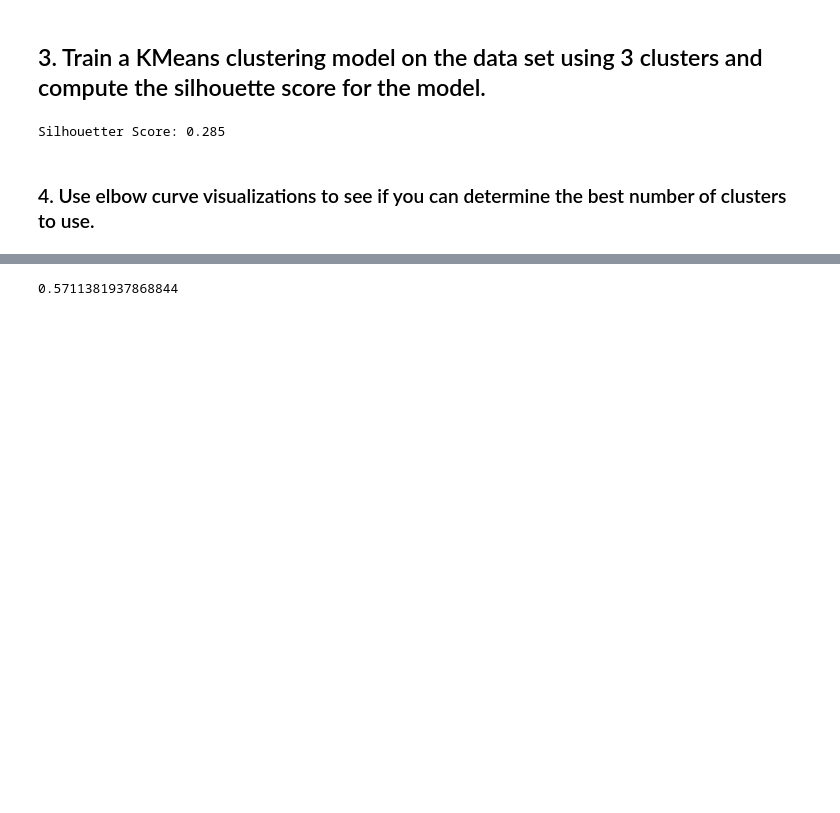
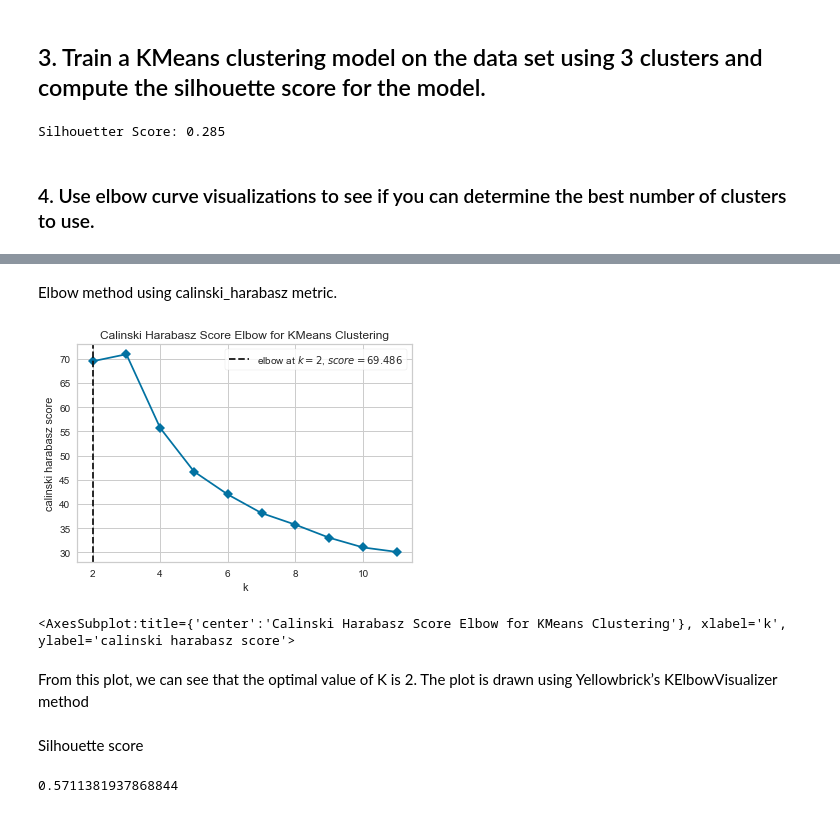
Before and after one commit to Ironhack-Data-Madrid-Febrero-2021/lab-unsupervised-learning-evaluation, a Jupyter notebook: your-code/main.ipynb, the cells around one changed output, grey strips where cells are left out. Saved outputs shown, nothing was run; the diff lists cells and outputs as text; code cells hidden in the pictures; blank space fills up the shorter version.

```diff
--- a/your-code/main.ipynb
+++ b/your-code/main.ipynb
@@ -159,0 +208,23 @@ array([[1.29298387e+01, 2.50403226e+00, 2.40806452e+00, 1.98903226e+01,
+# %% [markdown]
+Elbow method using calinski_harabasz metric.
+# %%
+from sklearn.cluster import KMeans
+from sklearn.datasets import make_blobs
+
+from yellowbrick.cluster import KElbowVisualizer
+
+# Instantiate the clustering model and visualizer
+model = KMeans()
+visualizer = KElbowVisualizer(
+    model, k=(2,12), metric='calinski_harabasz', timings=False
+)
+
+visualizer.fit(scaled_data)        # Fit the data to the visualizer
+visualizer.show()        # Finalize and render the figure
+# %% [output]
+[figure, added]
+<AxesSubplot:title={'center':'Calinski Harabasz Score Elbow for KMeans Clustering'}, xlabel='k', ylabel='calinski harabasz score'>
+# %% [markdown]
+From this plot, we can see that the optimal value of K is 2. The plot is drawn using Yellowbrick’s KElbowVisualizer method
+# %% [markdown]
+Silhouette score
```
Also changed, not shown: parts of 29 cells of this notebook.
